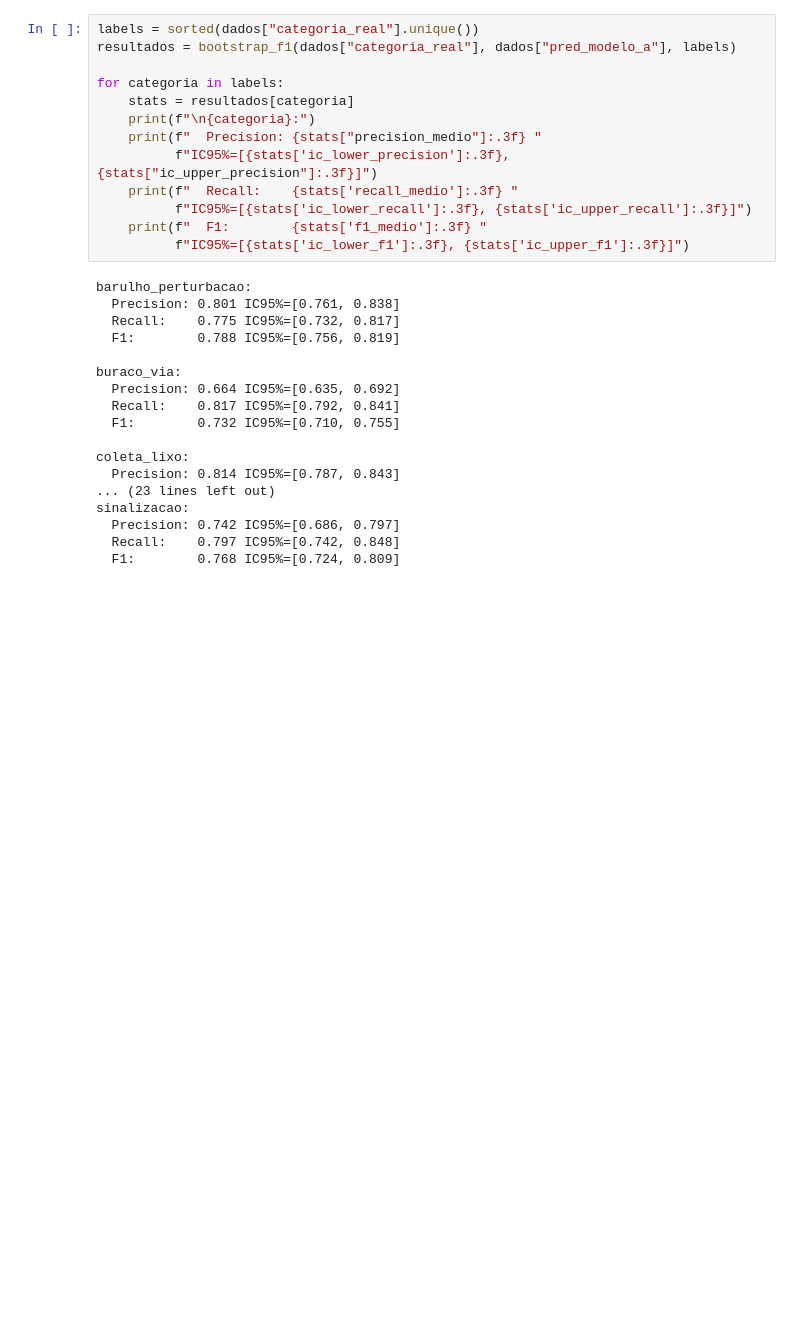
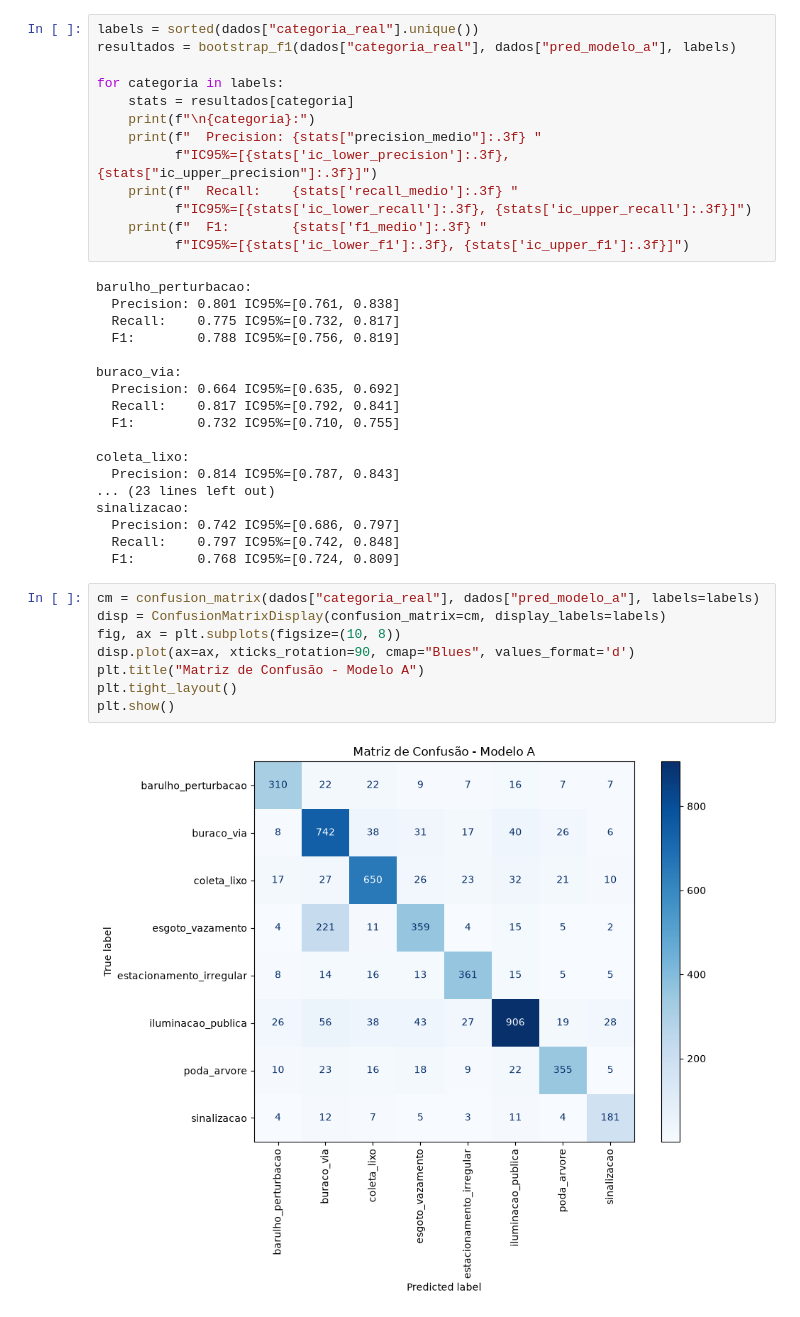
Before and after one commit to MrBarreto/desafio-cientista-dados-junior-ia-pref, a Jupyter notebook: notebooks/02_auditoria_modelo_a.ipynb, the cells around one changed output. Saved outputs shown, nothing was run; the diff lists cells and outputs as text; blank space fills up the shorter version.

Commit message:
Adicionando matriz de confusão

```diff
--- a/notebooks/02_auditoria_modelo_a.ipynb
+++ b/notebooks/02_auditoria_modelo_a.ipynb
@@ -127,3 +128,13 @@ sinalizacao:
   Precision: 0.742 IC95%=[0.686, 0.797]
   Recall:    0.797 IC95%=[0.742, 0.848]
   F1:        0.768 IC95%=[0.724, 0.809]
+# %%
+cm = confusion_matrix(dados["categoria_real"], dados["pred_modelo_a"], labels=labels)
+disp = ConfusionMatrixDisplay(confusion_matrix=cm, display_labels=labels)
+fig, ax = plt.subplots(figsize=(10, 8))
+disp.plot(ax=ax, xticks_rotation=90, cmap="Blues", values_format='d')
+plt.title("Matriz de Confusão - Modelo A")
+plt.tight_layout()
+plt.show()
+# %% [output]
+[figure, added]
```
Also changed, not shown: parts of 4 cells of this notebook.
